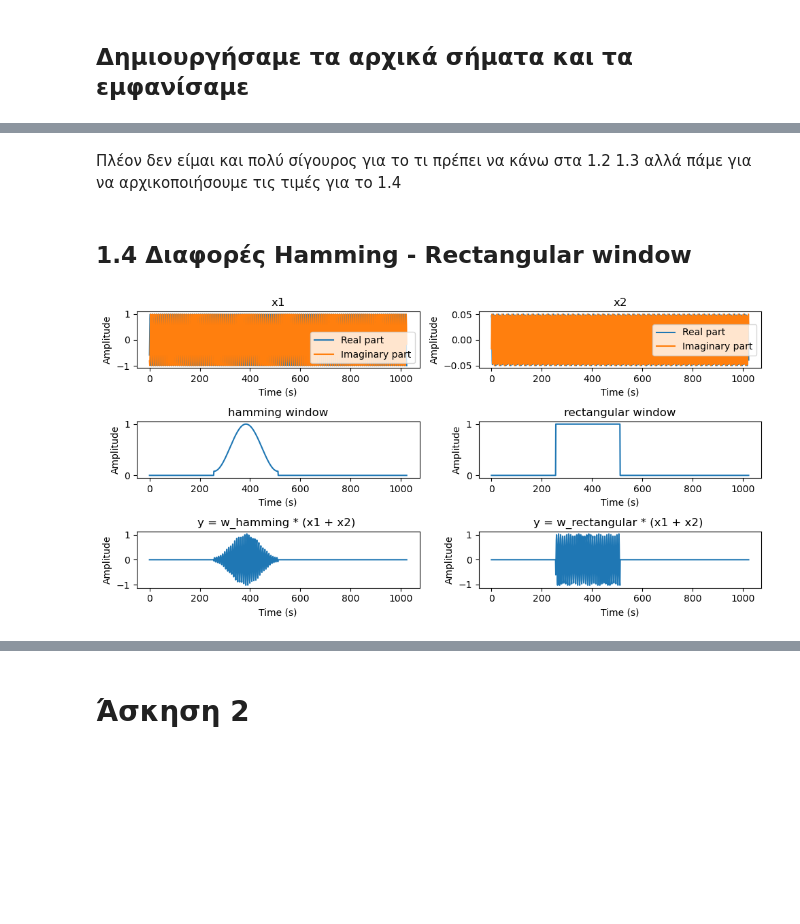
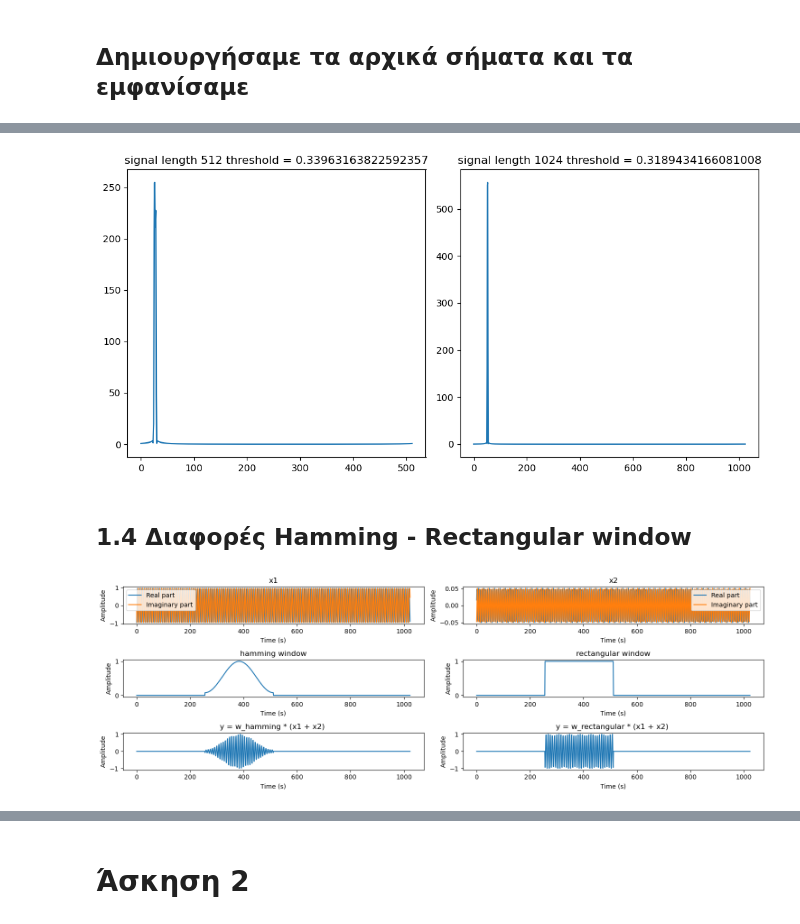
Before and after one commit to ElGreKost/DSP-Lab-Suite, a Jupyter notebook: Digital-Signal-Processing/dsp_project1/dsp_lab1_code.ipynb, the cells around one changed output, grey strips where cells are left out. Cells and saved outputs as stored; diff of their text form; code cells hidden in the pictures; blank space fills up the shorter version.

```diff
--- a/Digital-Signal-Processing/dsp_project1/dsp_lab1_code.ipynb
+++ b/Digital-Signal-Processing/dsp_project1/dsp_lab1_code.ipynb
@@ -123,5 +148,18 @@ plt.show()
-# %% [markdown]
-Πλέον δεν είμαι και πολύ σίγουρος για το τι πρέπει να κάνω στα 1.2 1.3 αλλά πάμε για να αρχικοποιήσουμε τις τιμές για το 1.4
+# %%
+Y_512_threshold = np.fft.fft(y_arr_512[5])
+Y_1024_threshold = np.fft.fft(y_arr_1024[17])
+
+fig, axes = plt.subplots(nrows=1, ncols=2, figsize=(10, 5))
+axes[0].plot(np.abs(Y_512_threshold), label='Y 512 threshold')
+axes[0].set_title(f'signal length 512 threshold = {w2_arr[5]}')
+axes[1].plot(np.abs(Y_1024_threshold), label='Y 1024 threshold')
+axes[1].set_title(f'signal length 1024 threshold = {w2_arr[17]}')
+
+fig.tight_layout()
+
+plt.show()
+# %% [output]
+[figure, added]
 # %% [markdown]
 ## 1.4 Διαφορές Hamming - Rectangular window
 # %%
@@ -150,7 +188,7 @@ Ts = 1  # time interval between samples.
 t = np.arange(0, N, Ts)
 
 # Plot the signal
-fig, axs = plt.subplots(nrows=3, ncols=2, figsize=(10, 5))
+fig, axs = plt.subplots(nrows=3, ncols=2, figsize=(15, 5))
 
 axs[0][0].plot(t, np.real(x1), label='Real part')
 axs[0][0].plot(t, np.imag(x1), label='Imaginary part')
@@ -164,34 +202,34 @@ axs[0][1].plot(t, np.imag(x2), label='Imaginary part')
 axs[0][1].set_xlabel('Time (s)')
 axs[0][1].set_ylabel('Amplitude')
 axs[0][1].set_title('x2')
 axs[0][1].legend()
 
 axs[1][0].plot(t, w_hamm)
 axs[1][0].set_xlabel('Time (s)')
 axs[1][0].set_ylabel('Amplitude')
 axs[1][0].set_title('hamming window')
 
 axs[1][1].plot(t, w_rect)
 axs[1][1].set_xlabel('Time (s)')
 axs[1][1].set_ylabel('Amplitude')
 axs[1][1].set_title('rectangular window')
 
 axs[2][0].plot(t, y_hamm)
 axs[2][0].set_xlabel('Time (s)')
 axs[2][0].set_ylabel('Amplitude')
 axs[2][0].set_title(f'y = w_hamming * (x1 + x2) ')
 
 axs[2][1].plot(t, y_rect)
 axs[2][1].set_xlabel('Time (s)')
 axs[2][1].set_ylabel('Amplitude')
 axs[2][1].set_title(f'y = w_rectangular * (x1 + x2) ')
 
 # Add spacing between subplots.
 fig.tight_layout()
 
 plt.show()
 # %% [output]
-[figure, old version]
+[figure, new version]
 # %%
 Y_hamm = np.fft.fft(y_hamm)
 Y_rect = np.fft.fft(y_rect)
```
Also changed, not shown: parts of 16 cells of this notebook, 1 other file.
